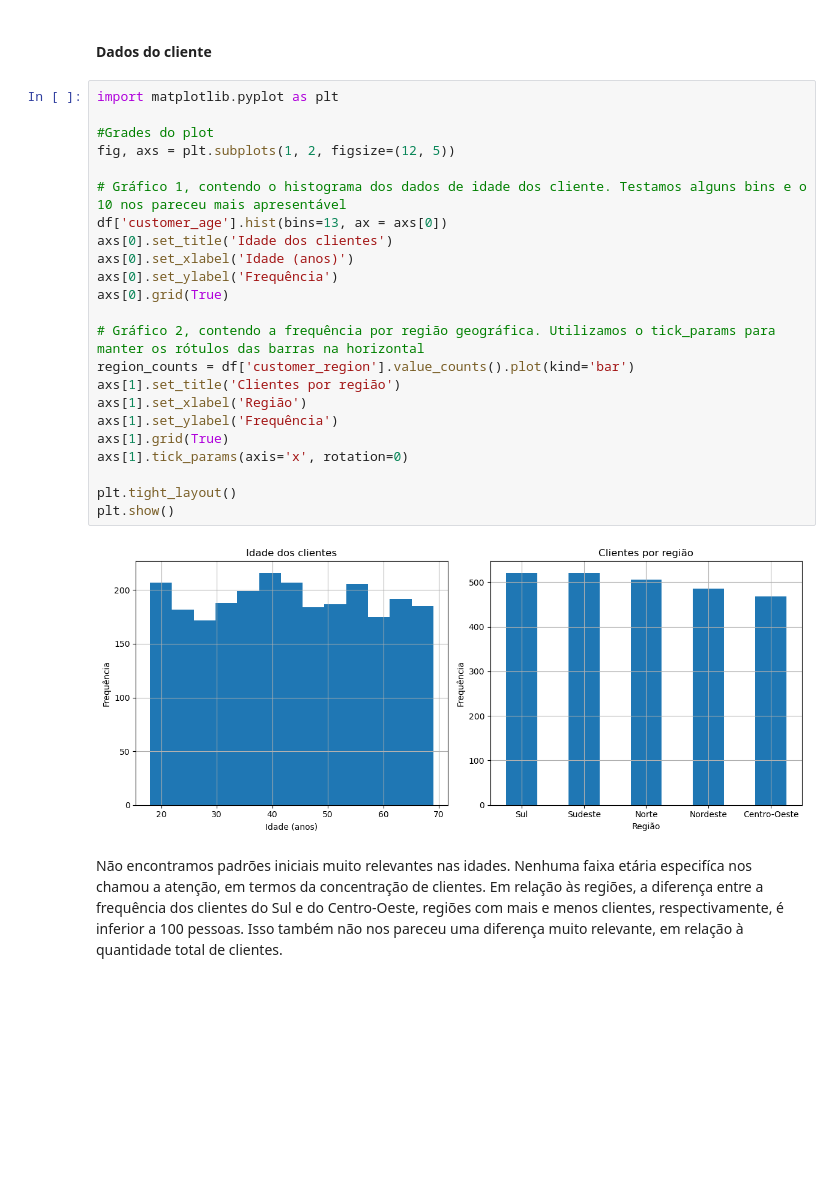
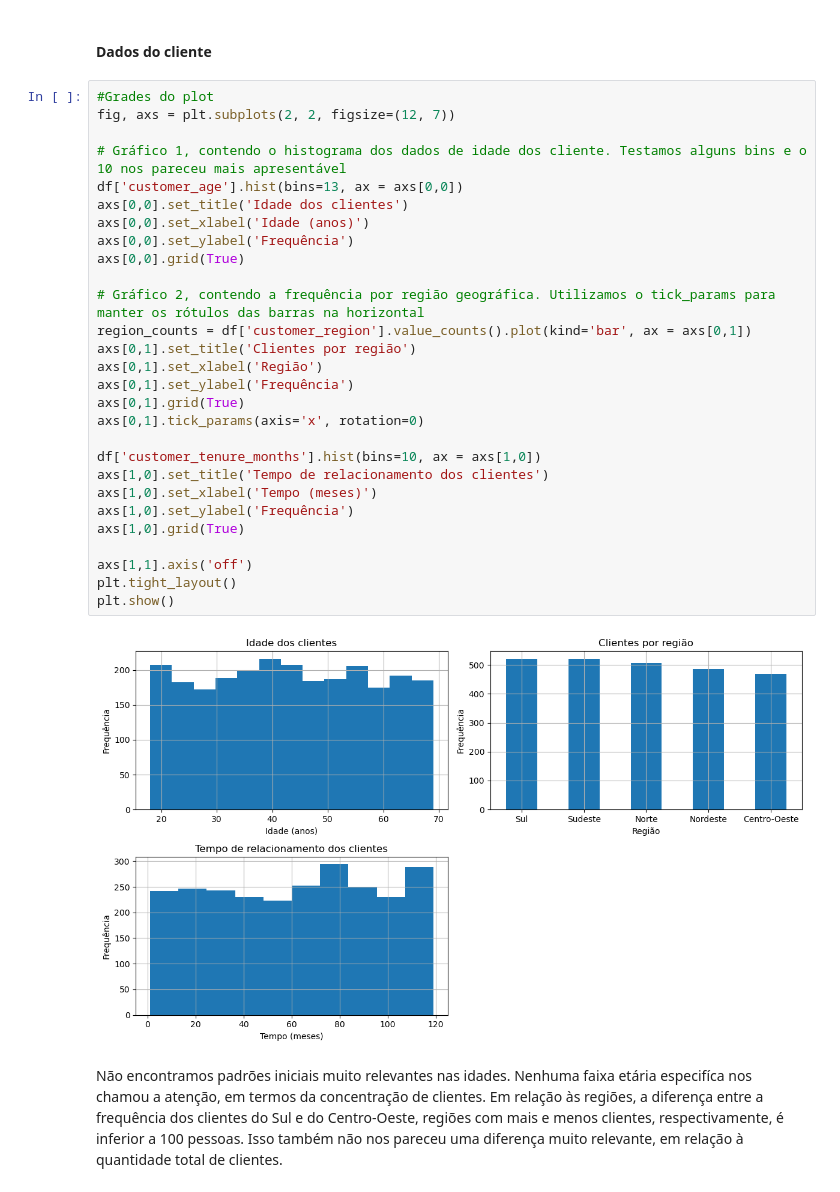
Before and after one commit to 1IAST-G29/TechChallenge-Fase1, a Jupyter notebook: notebooks/tech-challenge.ipynb, the cells around one changed output. Cells and saved outputs as stored; diff of their text form; blank space fills up the shorter version.

```diff
--- a/notebooks/tech-challenge.ipynb
+++ b/notebooks/tech-challenge.ipynb
@@ -125,30 +129,35 @@ Considerando o problema de negócio apresentado, acreditamos que os dados logís
 # %% [markdown]
 #### Dados do cliente
 # %%
-import matplotlib.pyplot as plt
-
 #Grades do plot
-fig, axs = plt.subplots(1, 2, figsize=(12, 5))
+fig, axs = plt.subplots(2, 2, figsize=(12, 7))
 
 # Gráfico 1, contendo o histograma dos dados de idade dos cliente. Testamos alguns bins e o 10 nos pareceu mais apresentável
-df['customer_age'].hist(bins=13, ax = axs[0])
-axs[0].set_title('Idade dos clientes')
-axs[0].set_xlabel('Idade (anos)')
-axs[0].set_ylabel('Frequência')
-axs[0].grid(True)
+df['customer_age'].hist(bins=13, ax = axs[0,0])
+axs[0,0].set_title('Idade dos clientes')
+axs[0,0].set_xlabel('Idade (anos)')
+axs[0,0].set_ylabel('Frequência')
+axs[0,0].grid(True)
 
 # Gráfico 2, contendo a frequência por região geográfica. Utilizamos o tick_params para manter os rótulos das barras na horizontal
-region_counts = df['customer_region'].value_counts().plot(kind='bar')
-axs[1].set_title('Clientes por região')
-axs[1].set_xlabel('Região')
-axs[1].set_ylabel('Frequência')
-axs[1].grid(True)
-axs[1].tick_params(axis='x', rotation=0)
+region_counts = df['customer_region'].value_counts().plot(kind='bar', ax = axs[0,1])
+axs[0,1].set_title('Clientes por região')
+axs[0,1].set_xlabel('Região')
+axs[0,1].set_ylabel('Frequência')
+axs[0,1].grid(True)
+axs[0,1].tick_params(axis='x', rotation=0)
 
+df['customer_tenure_months'].hist(bins=10, ax = axs[1,0])
+axs[1,0].set_title('Tempo de relacionamento dos clientes')
+axs[1,0].set_xlabel('Tempo (meses)')
+axs[1,0].set_ylabel('Frequência')
+axs[1,0].grid(True)
+
+axs[1,1].axis('off')
 plt.tight_layout()
 plt.show()
 # %% [output]
-[figure, old version]
+[figure, new version]
 # %% [markdown]
 Não encontramos padrões iniciais muito relevantes nas idades. Nenhuma faixa etária especifíca nos chamou a atenção, em termos da concentração de clientes. Em relação às regiões, a diferença entre a frequência dos clientes do Sul e do Centro-Oeste, regiões com mais e menos clientes, respectivamente, é inferior a 100 pessoas. Isso também não nos pareceu uma diferença muito relevante, em relação à quantidade total de clientes.
 # %% [markdown]
```
Also changed, not shown: parts of 26 cells of this notebook, 1 other file.
